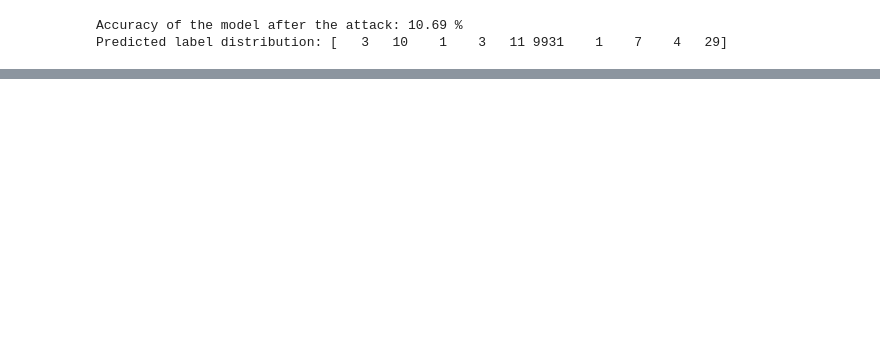
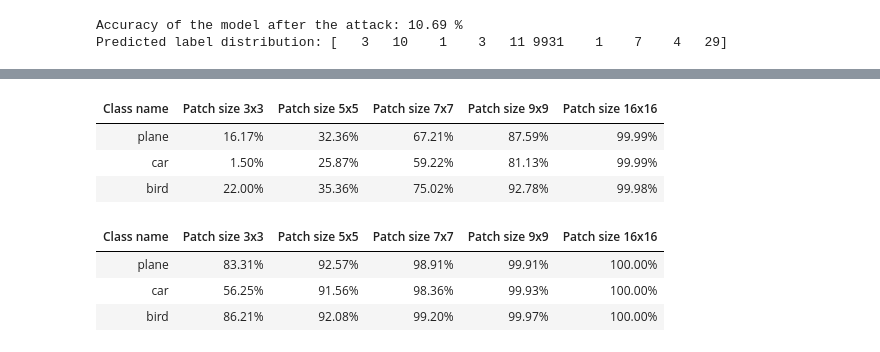
Before and after one commit to oyy2000/Adversarial-Patch, a Jupyter notebook: adversarial_patch.ipynb, the cells around one changed output, grey strips where cells are left out. Saved outputs shown, nothing was run; the diff lists cells and outputs as text; code cells hidden in the pictures; blank space fills up the shorter version.

```diff
--- a/adversarial_patch.ipynb
+++ b/adversarial_patch.ipynb
@@ -225,0 +485,25 @@ Predicted label distribution: [   3   10    1    3   11 9931    1    7    4   29
+# %%
+import tabulate
+from IPython.display import display, HTML
+
+def show_table(top_1=True):
+    i = 0 if top_1 else 1
+    table = [[name] + [f"{(100.0 * patch_dict[name][psize]['results'][i]):4.2f}%" for psize in patch_sizes]
+             for name in class_names]
+    display(HTML(tabulate.tabulate(table, tablefmt='html', headers=["Class name"] + [f"Patch size {psize}x{psize}" for psize in patch_sizes])))
+# %%
+# top-1 accuracy
+show_table(top_1=True)
+# %% [output]
+| Class name | Patch size 3x3 | Patch size 5x5 | Patch size 7x7 | Patch size 9x9 | Patch size 16x16 |
+| plane | 16.17% | 32.36% | 67.21% | 87.59% | 99.99% |
+| car | 1.50% | 25.87% | 59.22% | 81.13% | 99.99% |
+| bird | 22.00% | 35.36% | 75.02% | 92.78% | 99.98% |
+# %%
+# top-5 accuracy
+show_table(top_1=False)
+# %% [output]
+| Class name | Patch size 3x3 | Patch size 5x5 | Patch size 7x7 | Patch size 9x9 | Patch size 16x16 |
+| plane | 83.31% | 92.57% | 98.91% | 99.91% | 100.00% |
+| car | 56.25% | 91.56% | 98.36% | 99.93% | 100.00% |
+| bird | 86.21% | 92.08% | 99.20% | 99.97% | 100.00% |
```
Also changed, not shown: parts of 33 cells of this notebook, 21 other files.
